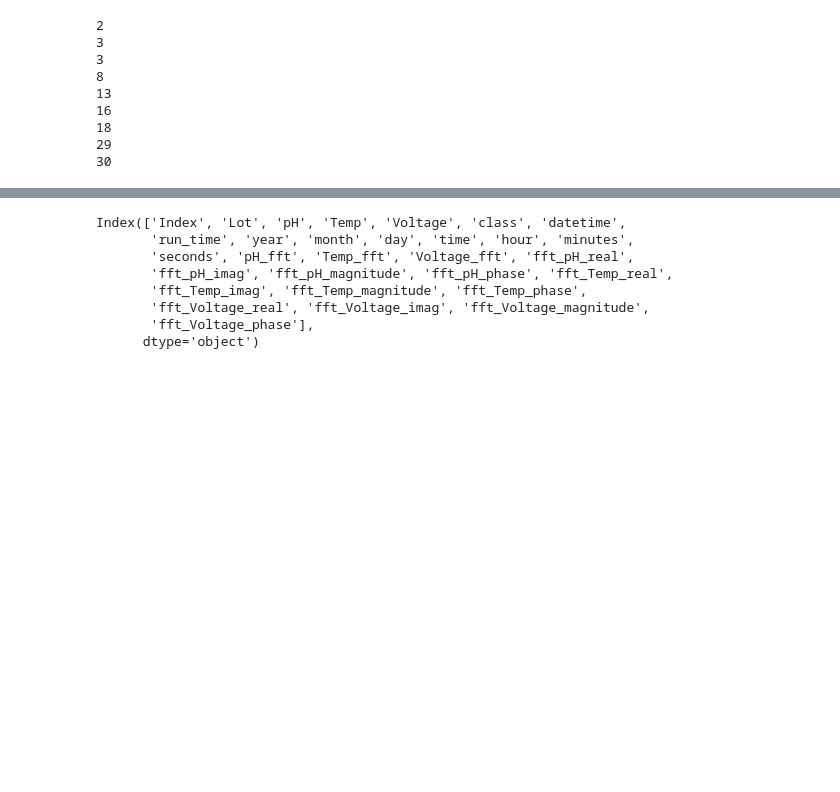
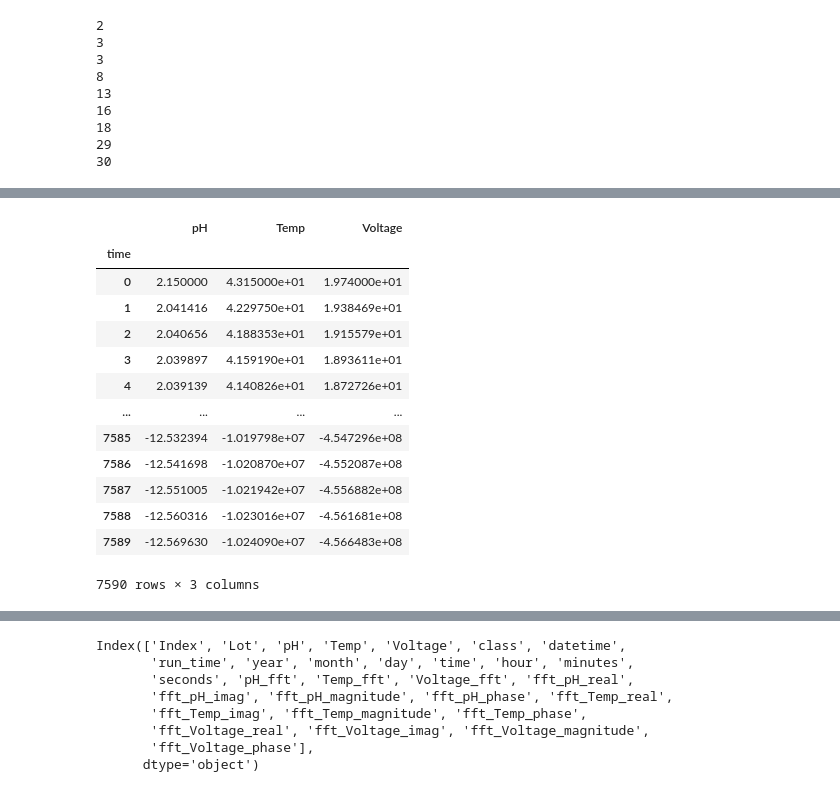
Before and after one commit to GritGlass/ML-DL, a Jupyter notebook: Signal&Table/cromate_defect_detection/PREP.ipynb, the cells around one changed output, grey strips where cells are left out. Cells and saved outputs as stored; diff of their text form; code cells hidden in the pictures; blank space fills up the shorter version.

```diff
--- a/Signal&Table/cromate_defect_detection/PREP.ipynb
+++ b/Signal&Table/cromate_defect_detection/PREP.ipynb
@@ -146,3 +178,26 @@ for i in range(len(file_list)):
+# %%
+new_index=np.arange(0,7590,1)
+df_interp = df_0.reindex(new_index)
+df_interp.index.name = 'time'
+
+# spline 보간 (3차 스플라인)
+df_interp = df_interp[['pH','Temp','Voltage']].interpolate(method='spline', order=3)
+df_interp
+# %% [output]
+|  | pH | Temp | Voltage |
+| time |  |  |  |
+| 0 | 2.150000 | 4.315000e+01 | 1.974000e+01 |
+| 1 | 2.041416 | 4.229750e+01 | 1.938469e+01 |
+| 2 | 2.040656 | 4.188353e+01 | 1.915579e+01 |
+| 3 | 2.039897 | 4.159190e+01 | 1.893611e+01 |
+| 4 | 2.039139 | 4.140826e+01 | 1.872726e+01 |
+| ... | ... | ... | ... |
+| 7585 | -12.532394 | -1.019798e+07 | -4.547296e+08 |
+| 7586 | -12.541698 | -1.020870e+07 | -4.552087e+08 |
+| 7587 | -12.551005 | -1.021942e+07 | -4.556882e+08 |
+| 7588 | -12.560316 | -1.023016e+07 | -4.561681e+08 |
+| 7589 | -12.569630 | -1.024090e+07 | -4.566483e+08 |
+7590 rows × 3 columns
 # %%
 df=pd.DataFrame()
 iid=0
```
Also changed, not shown: parts of 5 cells of this notebook, 6 other files.
